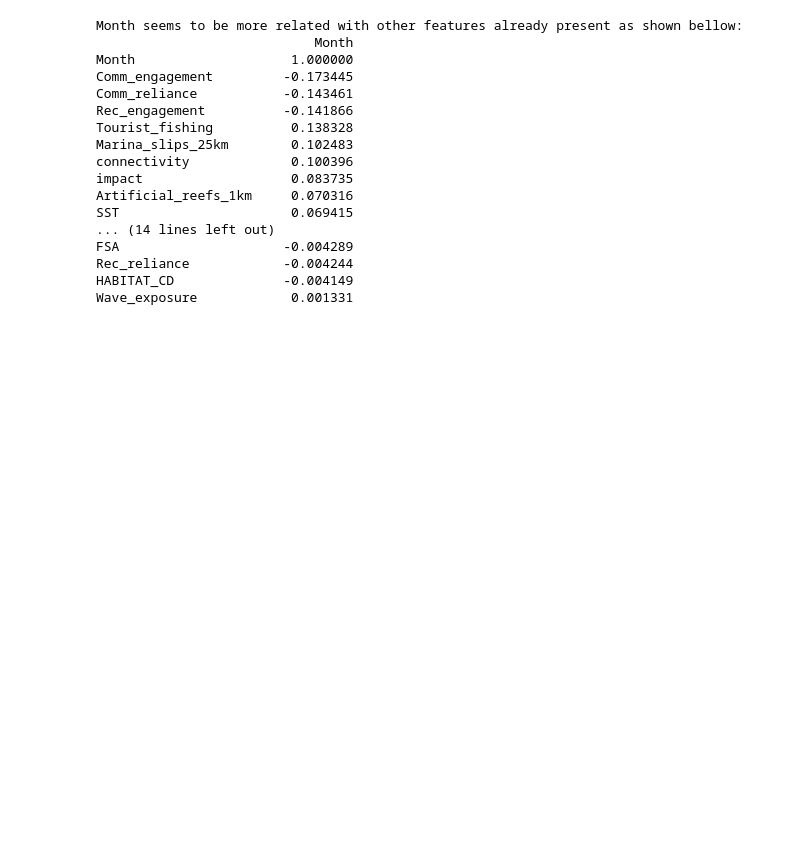
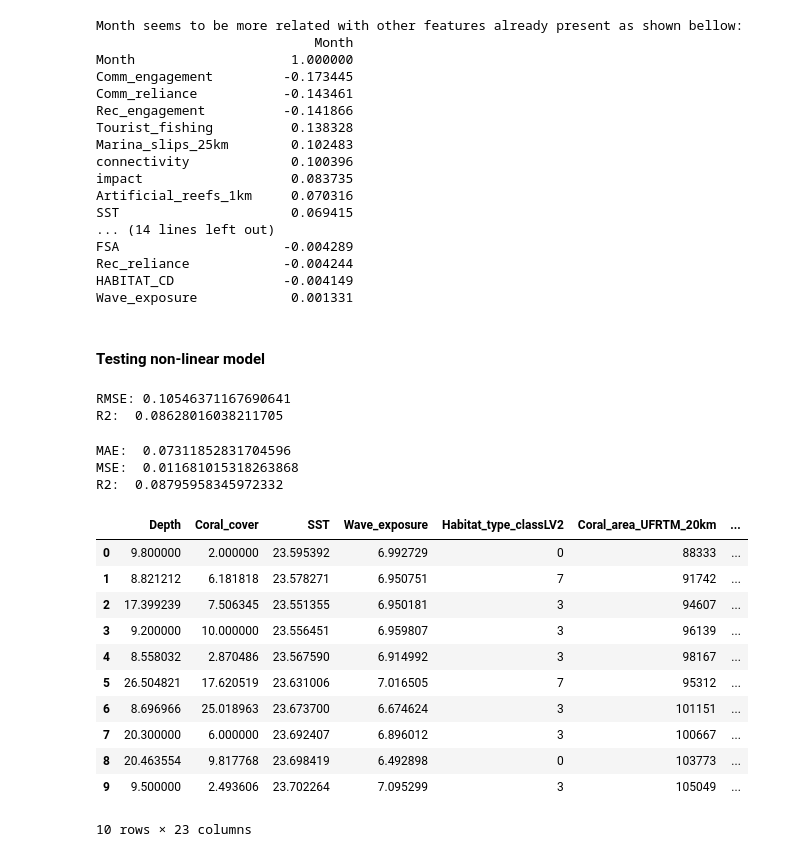
Before and after one commit to gpealat/coralreef, a Jupyter notebook: Notebooks/Data Exploration.ipynb, the cells around one changed output. Drawn from its saved outputs; the diff is of its cells as text; code cells hidden in the pictures; blank space fills up the shorter version.

```diff
--- a/Notebooks/Data Exploration.ipynb
+++ b/Notebooks/Data Exploration.ipynb
@@ -394,3 +393,75 @@ FSA                     -0.004289
 Rec_reliance            -0.004244
 HABITAT_CD              -0.004149
 Wave_exposure            0.001331
+# %% [markdown]
+#### Testing non-linear model
+# %%
+from sklearn.metrics import r2_score
+
+# Prepare the data for the model
+# Separate features and target
+X = data.drop(columns=['Diversity_index'])
+y = data['Diversity_index']
+
+# Split the data
+X_train, X_test, y_train, y_test = train_test_split(X, y, test_size=0.25, random_state=42)
+
+# Train a Random Forest model
+rf = RandomForestRegressor(random_state=42)
+rf.fit(X_train, y_train)
+
+# Evaluate the model
+y_pred = rf.predict(X_test)
+rmse = mean_squared_error(y_test, y_pred, squared=False)
+print(f'RMSE: {rmse}')
+r2 = r2_score(y_test, y_predict) #Closer to 1 better
+print("R2: ", r2)  #How much the model explains the variance.
+# %% [output]
+RMSE: 0.10546371167690641
+R2:  0.08628016038211705
+# %%
+from sklearn import linear_model
+from sklearn.metrics import mean_squared_error
+from sklearn.metrics import mean_absolute_error
+from sklearn.metrics import r2_score
+
+# Prepare the data for the model
+# Separate features and target
+X = data.drop(columns=['Diversity_index'])
+y = data['Diversity_index']
+
+# Split the data
+X_train, X_test, y_train, y_test = train_test_split(X, y, test_size=0.25, random_state=42)
+
+
+reg_model = linear_model.LinearRegression()
+reg_model.fit(X_train, y_train)
+
+y_predict = reg_model.predict(X_test)
+
+mae = mean_absolute_error(y_test, y_predict) #The lower the better
+mse = mean_squared_error(y_test, y_predict) #The lower the better
+r2 = r2_score(y_test, y_predict) #Closer to 1 better
+
+print("MAE: ", mae) #Average error
+print("MSE: ", mse) #Average error
+print("R2: ", r2)  #How much the model explains the variance.
+# %% [output]
+MAE:  0.07311852831704596
+MSE:  0.011681015318263868
+R2:  0.08795958345972332
+# %%
+data.head(10)
+# %% [output]
+|  | Depth | Coral_cover | SST | Wave_exposure | Habitat_type_classLV2 | Coral_area_UFRTM_20km | ... |
+| 0 | 9.800000 | 2.000000 | 23.595392 | 6.992729 | 0 | 88333 | ... |
+| 1 | 8.821212 | 6.181818 | 23.578271 | 6.950751 | 7 | 91742 | ... |
+| 2 | 17.399239 | 7.506345 | 23.551355 | 6.950181 | 3 | 94607 | ... |
+| 3 | 9.200000 | 10.000000 | 23.556451 | 6.959807 | 3 | 96139 | ... |
+| 4 | 8.558032 | 2.870486 | 23.567590 | 6.914992 | 3 | 98167 | ... |
+| 5 | 26.504821 | 17.620519 | 23.631006 | 7.016505 | 7 | 95312 | ... |
+| 6 | 8.696966 | 25.018963 | 23.673700 | 6.674624 | 3 | 101151 | ... |
+| 7 | 20.300000 | 6.000000 | 23.692407 | 6.896012 | 3 | 100667 | ... |
+| 8 | 20.463554 | 9.817768 | 23.698419 | 6.492898 | 0 | 103773 | ... |
+| 9 | 9.500000 | 2.493606 | 23.702264 | 7.095299 | 3 | 105049 | ... |
+10 rows × 23 columns
```
Also changed, not shown: parts of 9 cells of this notebook.
